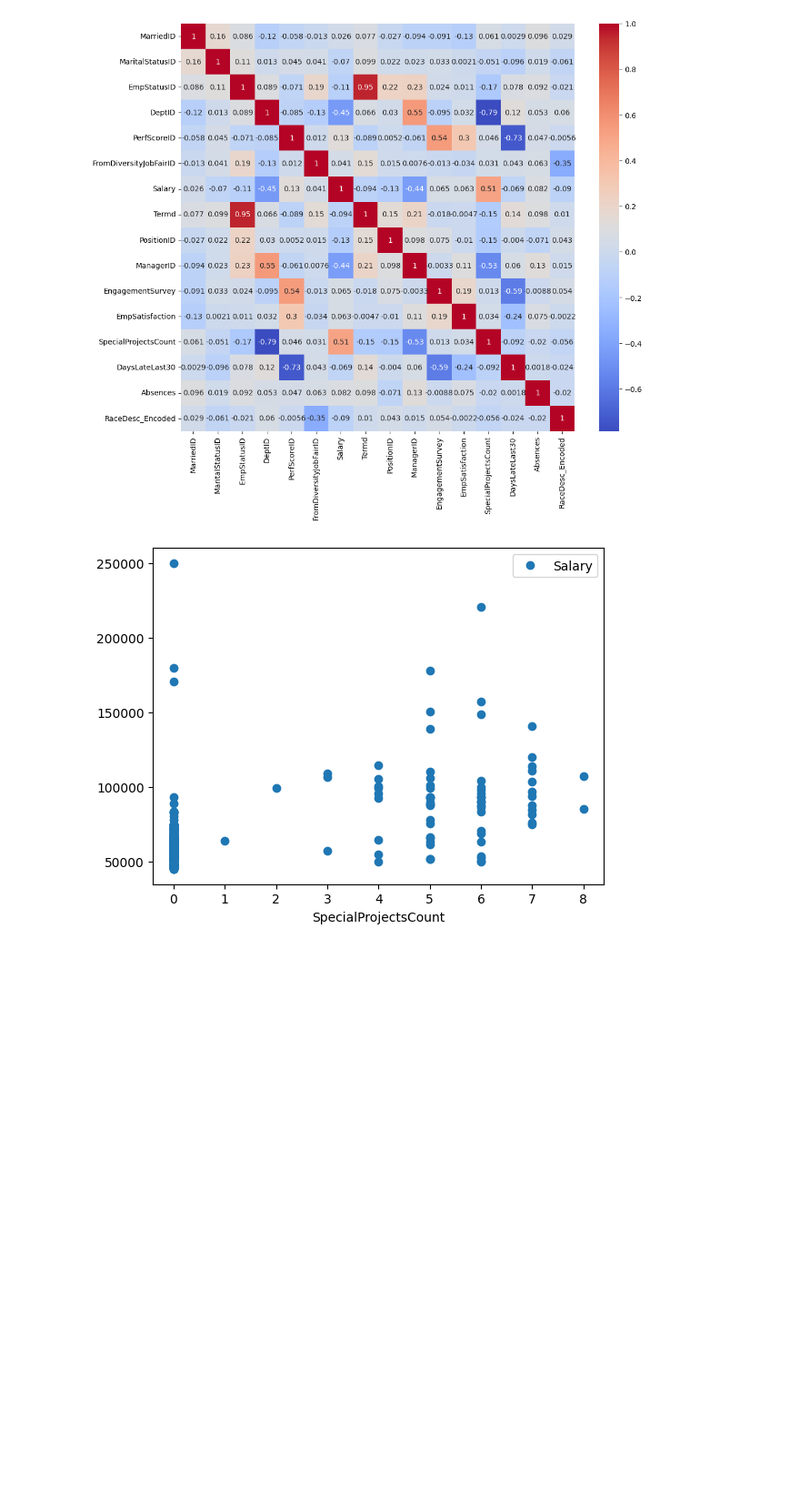
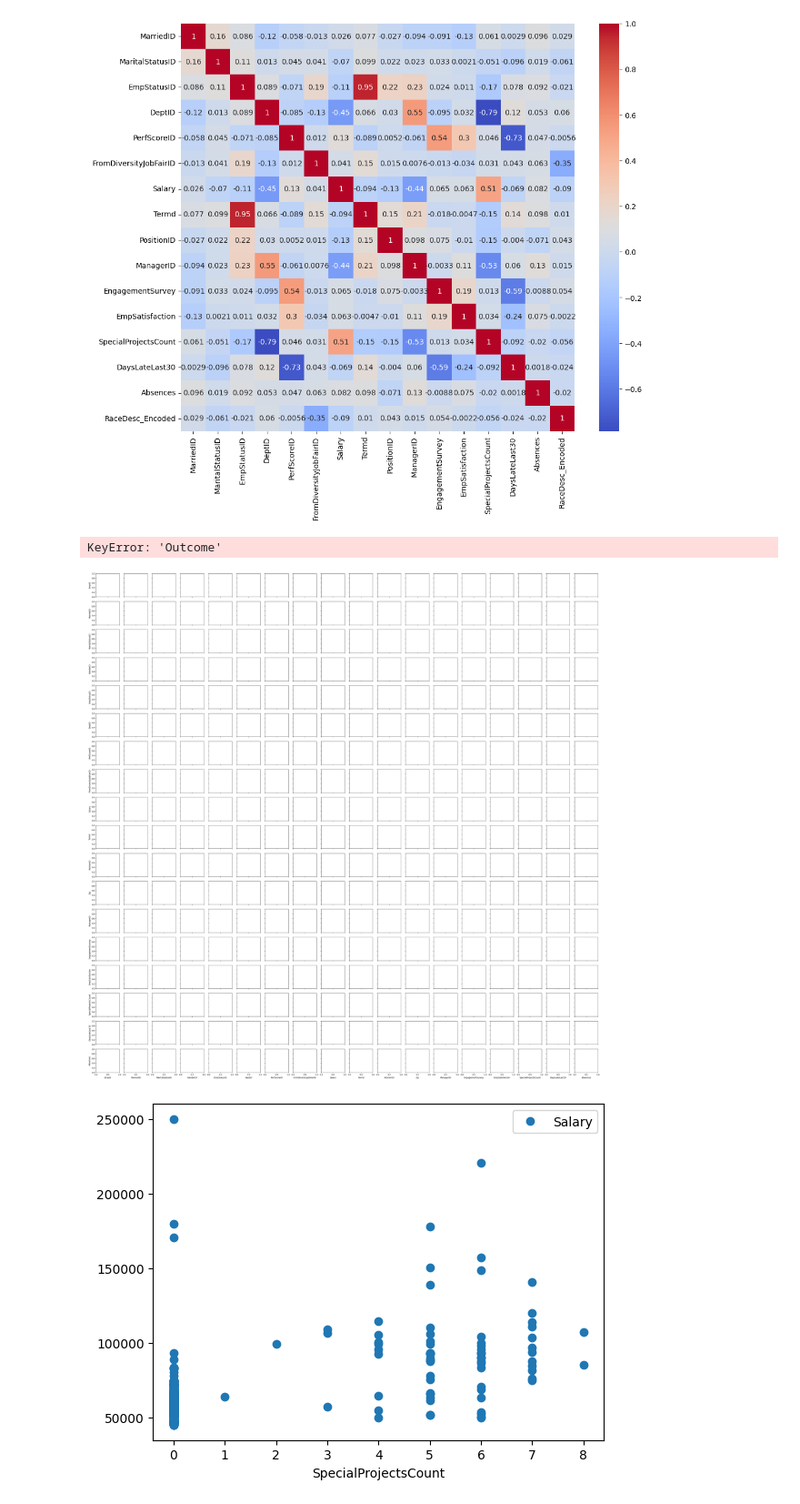
Before and after one commit to Asix27/data-analysis, a Jupyter notebook: Human.ipynb, the cells around one changed output. Shown at 91% size. Saved outputs shown, nothing was run; the diff lists cells and outputs as text; code cells hidden in the pictures; blank space fills up the shorter version.

```diff
--- a/Human.ipynb
+++ b/Human.ipynb
@@ -175,3 +193,8 @@ plt.show()
+# %%
+p=sns.pairplot(df, hue = 'Outcome')
+# %% [output]
+KeyError: 'Outcome'
+[figure, added]
 # %%
 X.plot(x='SpecialProjectsCount', y='Salary', style='o')
 plt.show()
```
Also changed, not shown: parts of 5 cells of this notebook.
